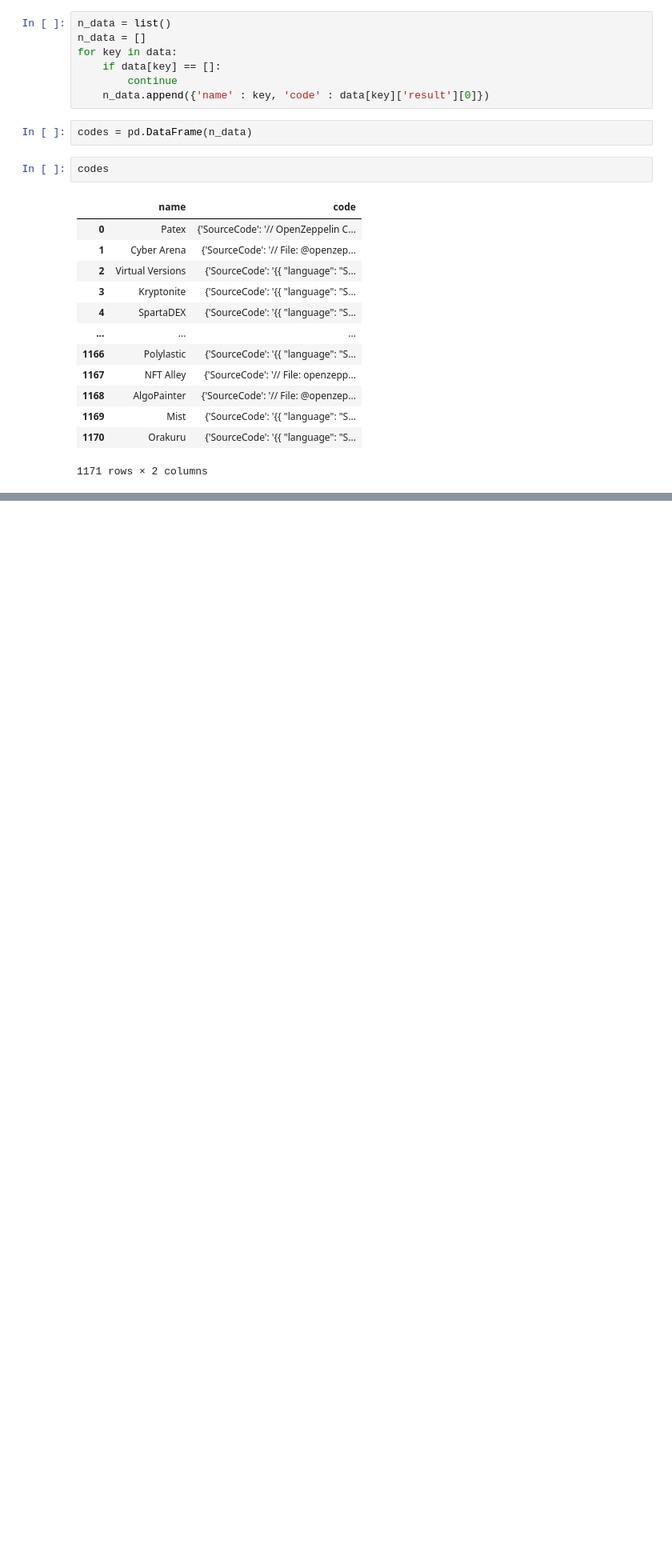
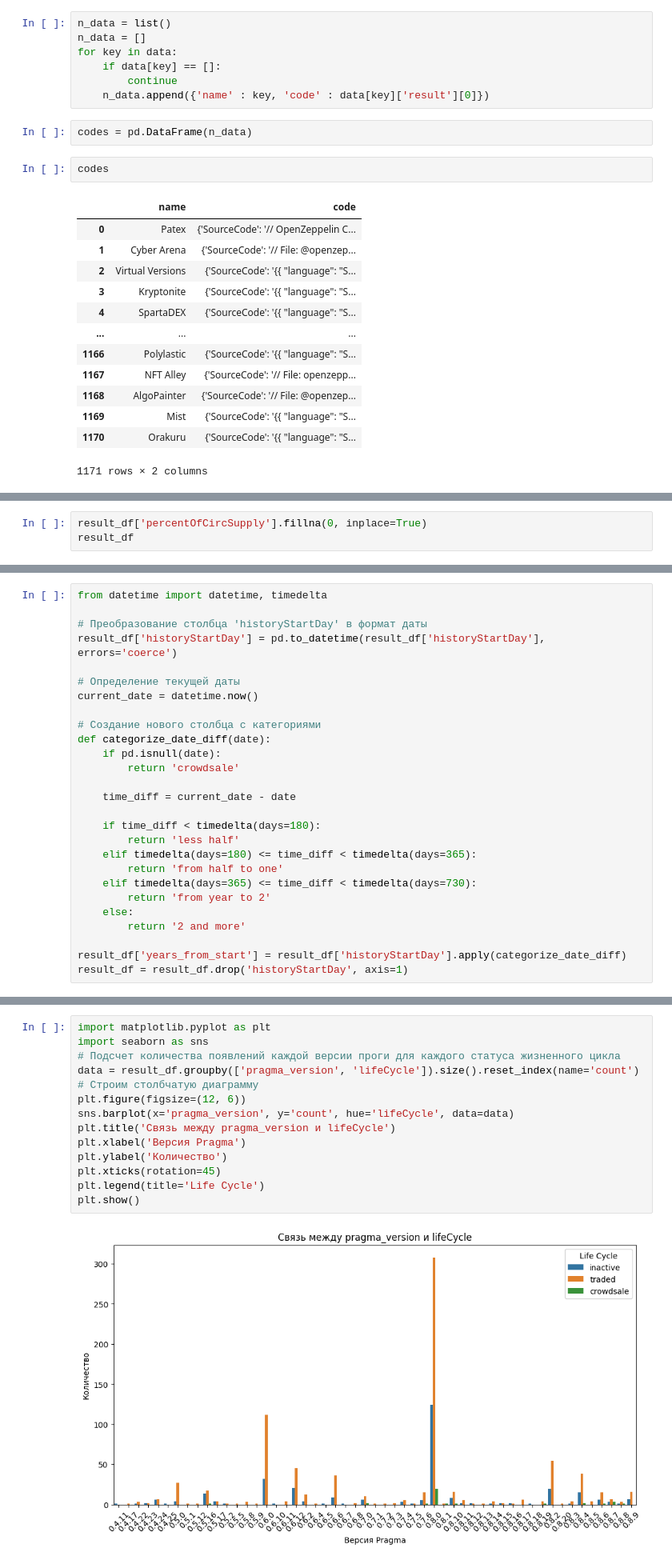
Before and after one commit to MagicKisa/Rug-Pull-check, a Jupyter notebook: analysis.ipynb, the cells around one changed output, grey strips where cells are left out. Shown at 80% size. Cells and saved outputs as stored; diff of their text form; blank space fills up the shorter version.

```diff
--- a/analysis.ipynb
+++ b/analysis.ipynb
@@ -108,0 +275,3 @@ result_df
+# %%
+result_df['percentOfCircSupply'].fillna(0, inplace=True)
+result_df
@@ -108,0 +310,27 @@ result_df
+# %%
+from datetime import datetime, timedelta
+
+# Преобразование столбца 'historyStartDay' в формат даты
+result_df['historyStartDay'] = pd.to_datetime(result_df['historyStartDay'], errors='coerce')
+
+# Определение текущей даты
+current_date = datetime.now()
+
+# Создание нового столбца с категориями
+def categorize_date_diff(date):
+    if pd.isnull(date):
+        return 'crowdsale'
+
+    time_diff = current_date - date
+
+    if time_diff < timedelta(days=180):
+        return 'less half'
+    elif timedelta(days=180) <= time_diff < timedelta(days=365):
+        return 'from half to one'
+    elif timedelta(days=365) <= time_diff < timedelta(days=730):
+        return 'from year to 2'
+    else:
+        return '2 and more'
+
+result_df['years_from_start'] = result_df['historyStartDay'].apply(categorize_date_diff)
+result_df = result_df.drop('historyStartDay', axis=1)
@@ -108,0 +355,16 @@ result_df
+# %%
+import matplotlib.pyplot as plt
+import seaborn as sns
+# Подсчет количества появлений каждой версии проги для каждого статуса жизненного цикла
+data = result_df.groupby(['pragma_version', 'lifeCycle']).size().reset_index(name='count')
+# Строим столбчатую диаграмму
+plt.figure(figsize=(12, 6))
+sns.barplot(x='pragma_version', y='count', hue='lifeCycle', data=data)
+plt.title('Связь между pragma_version и lifeCycle')
+plt.xlabel('Версия Pragma')
+plt.ylabel('Количество')
+plt.xticks(rotation=45)
+plt.legend(title='Life Cycle')
+plt.show()
+# %% [output]
+[figure, added]
```
Also changed, not shown: parts of 26 cells of this notebook.
